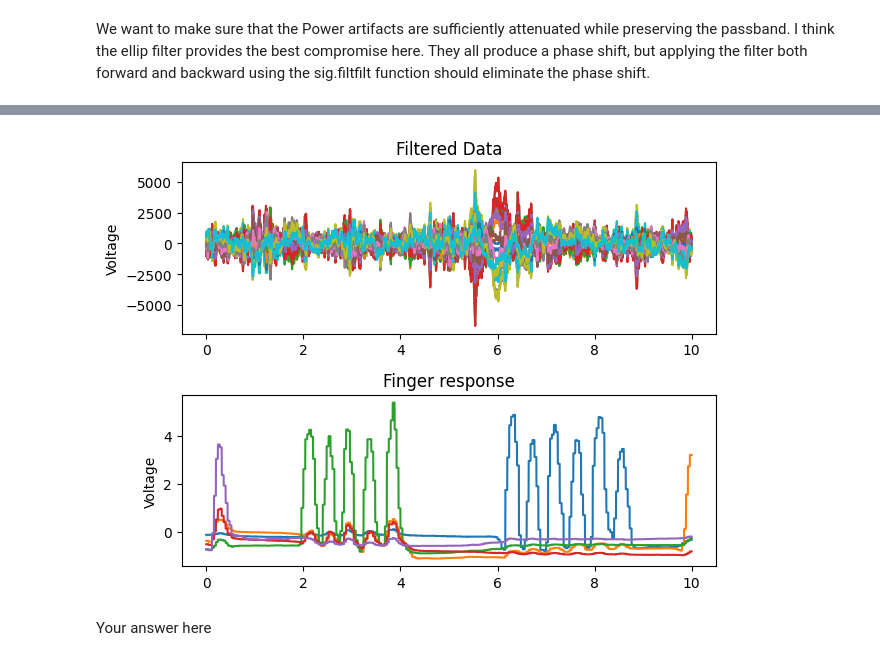
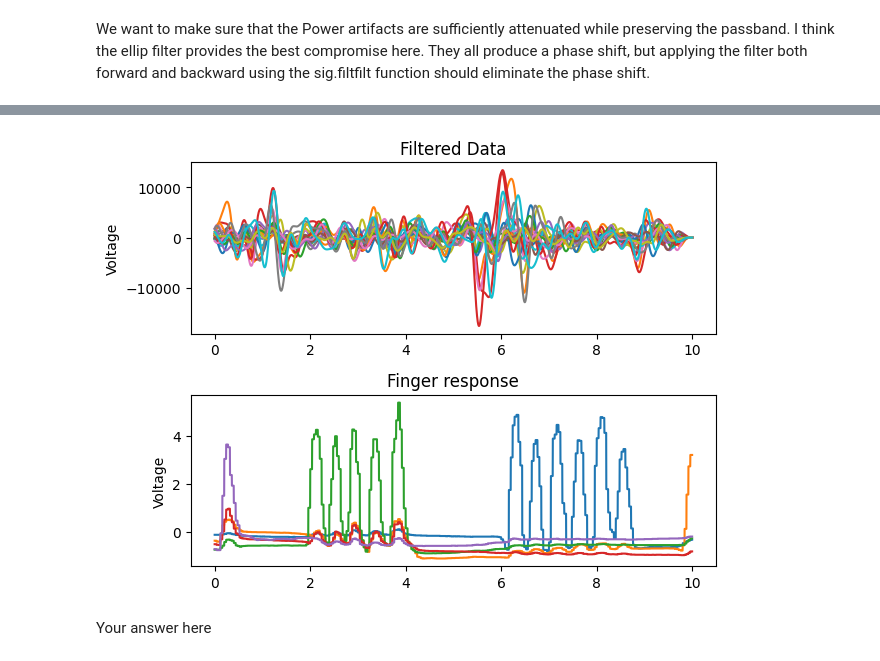
Before and after one commit to rotom303/Final_Project, a Jupyter notebook: Final_Project_Part_1_Questions.ipynb, the cells around one changed output, grey strips where cells are left out. Cells and saved outputs as stored; diff of their text form; code cells hidden in the pictures.

Commit message:
ML is WIP, but Optimized Linear Filter is fine

```diff
--- a/Final_Project_Part_1_Questions.ipynb
+++ b/Final_Project_Part_1_Questions.ipynb
@@ -171,15 +190,0 @@ In subject 3, there are a total of 19200000 ECoG samples.
-# %%
-m = len(proj_data['data_glove'][0][:,0]) # Number of samples per channel
-trn_m = int(m *2/3)
-tst_m = int(m/3)
-print(f'There are {m} samples per channel for each ECoG recording.')
-print(f'The first {trn_m} samples in each channel will be the traing data.')
-print(f'The remaining {tst_m} samples in each channel will be for validation.')
-trainingGlove = []
-testingGlove = []
-for i in range(3):
-  total = len(proj_data['data_glove'][i].flatten())
-  trainingGlove.append(proj_data['data_glove'][i][0:trn_m,:])
-  testingGlove.append(proj_data['data_glove'][i][trn_m:m,:])
-  print(f'In subject {i+1}, there are a total of {total} Data Glove samples.')
-  print(f'{len(trainingGlove[i].flatten())} for training and {len(testingGlove[i].flatten())} for testing')
@@ -335,0 +319,26 @@ filtered.shape
+# %%
+plt.figure(figsize=(8, 8))
+#time stamps
+times = np.linspace(0, 1, 1000)
+#plot original trace
+plt.subplot(3, 1, 1)
+plt.plot(times, proj_data['ecog'][1][0:1000, 20])
+plt.title('Original Trace')
+plt.ylabel('Voltage');
+
+#plot high gamma filt
+plt.subplot(3, 1, 2)
+fc=[75, 115]
+plt.plot(times, filter_data(proj_data['ecog'][1][0:1000, :],fs,fc)[:, 5])
+plt.title('High Gamma Band')
+plt.ylabel('Voltage');
+
+#plot delta band
+plt.subplot(3, 1, 3)
+fc=[0.5, 3.5]
+plt.plot(times, filter_data(proj_data['ecog'][1][0:1000, :],fs,fc)[:, 5])
+plt.title('Delta Band')
+plt.ylabel('Voltage');
+plt.xlabel('Time (s)');
+
+plt.tight_layout()
@@ -336,23 +347,23 @@ filtered.shape
 # %%
 #time stamps
 times = np.linspace(0, 10, 10000)
 
 #plot filt data
 plt.subplot(2, 1, 1)
 for i in np.arange(20):
-  plt.plot(times, filter_data(proj_data['ecog'][0][0:10000, :])[:, i])
+  plt.plot(times, filter_data(proj_data['ecog'][0][0:10000, :],fs,fc)[:, i],)
 plt.title('Filtered Data')
 plt.ylabel('Voltage');
 
 #plot finger
 plt.subplot(2, 1, 2)
 plt.plot(times, proj_data['data_glove'][0][0:10000, :])
 plt.title('Finger response')
 plt.ylabel('Voltage');
 
 plt.tight_layout();
 # %% [output]
-[figure, old version]
+[figure, new version]
 # %% [markdown]
 Your answer here
 # %% [markdown]
```
Also changed, not shown: parts of 26 cells of this notebook.
